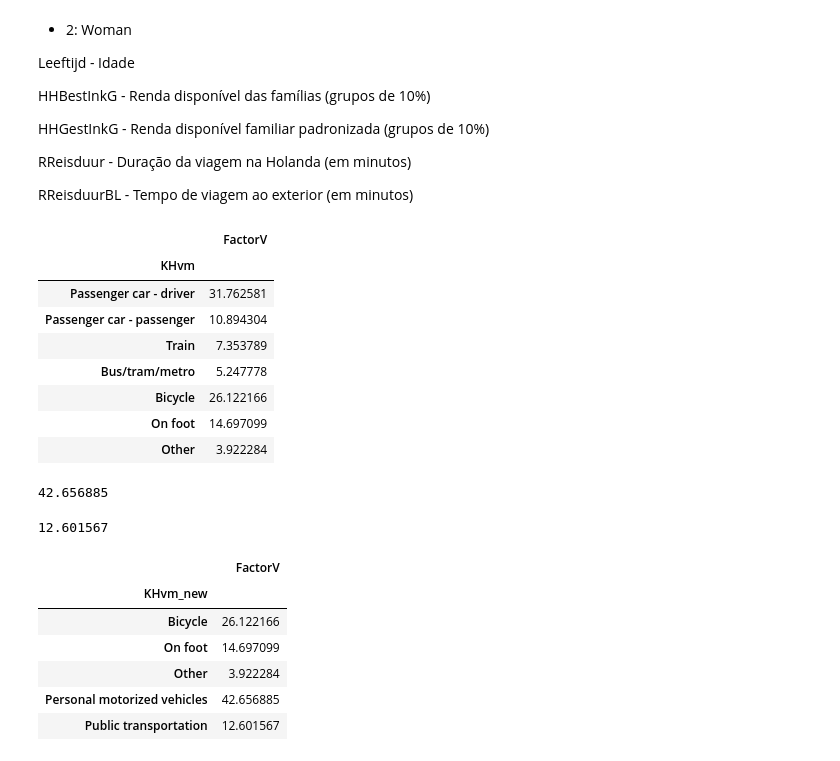
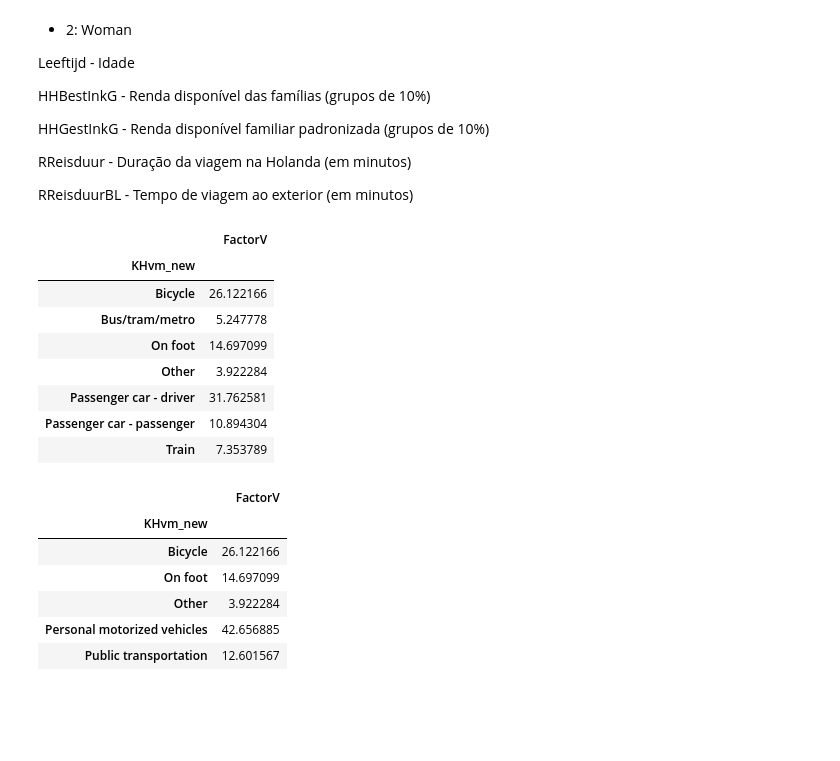
Before and after one commit to anayflima/bikesp-analysis, a Jupyter notebook: data_analysis/TravelSurvey/context_netherlands.ipynb, the cells around one changed output. Cells and saved outputs as stored; diff of their text form; code cells hidden in the pictures; blank space fills up the shorter version.

```diff
--- a/data_analysis/TravelSurvey/context_netherlands.ipynb
+++ b/data_analysis/TravelSurvey/context_netherlands.ipynb
@@ -14,9 +14,15 @@ else:
 
 source_folder_path = data_folder + 'netherlands/'
 destination_folder_path = data_folder + 'netherlands/'
+# %%
+expansion_factor_trip = 'FactorV'
+expansion_factor_person = 'FactorP'
+
+tsa = TravelSurveyAnalysis(source_folder_path, destination_folder_path,
+                           expansion_factor_trip, expansion_factor_person)
 # %%
 filename = 'ODiN2018_Databestand_v2.0.csv'
-data = pd.read_csv(source_folder_path + filename, encoding = "ISO-8859-1", sep=";")
+data = tsa.read_data(source_folder_path + filename, sep=";")
 # %%
 data
 # %% [output]
@@ -86,23 +77,15 @@ def calculate_distribution(df, variable_column = 'TIPVG', expansion_factor = 'FE
 # %%
 mode_column = 'KHvm'
-index_map = {'1': 'Passenger car - driver', '2': 'Passenger car - passenger', '3': 'Train', '4': 'Bus/tram/metro', '5': 'Bicycle', '6': 'On foot', '7': 'Other'}
-df = calculate_distribution(data, mode_column, factor_expansion_trip, index_map)
+mode_index_map = {'1': 'Passenger car - driver', '2': 'Passenger car - passenger', '3': 'Train', '4': 'Bus/tram/metro', '5': 'Bicycle', '6': 'On foot', '7': 'Other'}
+df = tsa.calculate_distribution(data, mode_column, expansion_factor_trip, mode_index_map)
 df
 # %% [output]
 |  | FactorV |
-| KHvm |  |
+| KHvm_new |  |
+| Bicycle | 26.122166 |
+| Bus/tram/metro | 5.247778 |
+| On foot | 14.697099 |
+| Other | 3.922284 |
 | Passenger car - driver | 31.762581 |
 | Passenger car - passenger | 10.894304 |
 | Train | 7.353789 |
-| Bus/tram/metro | 5.247778 |
-| Bicycle | 26.122166 |
-| On foot | 14.697099 |
-| Other | 3.922284 |
-# %%
-31.762581 + 10.894304
-# %% [output]
-42.656885
-# %%
-5.247778 + 7.353789
-# %% [output]
-12.601567
```
Also changed, not shown: parts of 93 cells of this notebook.
